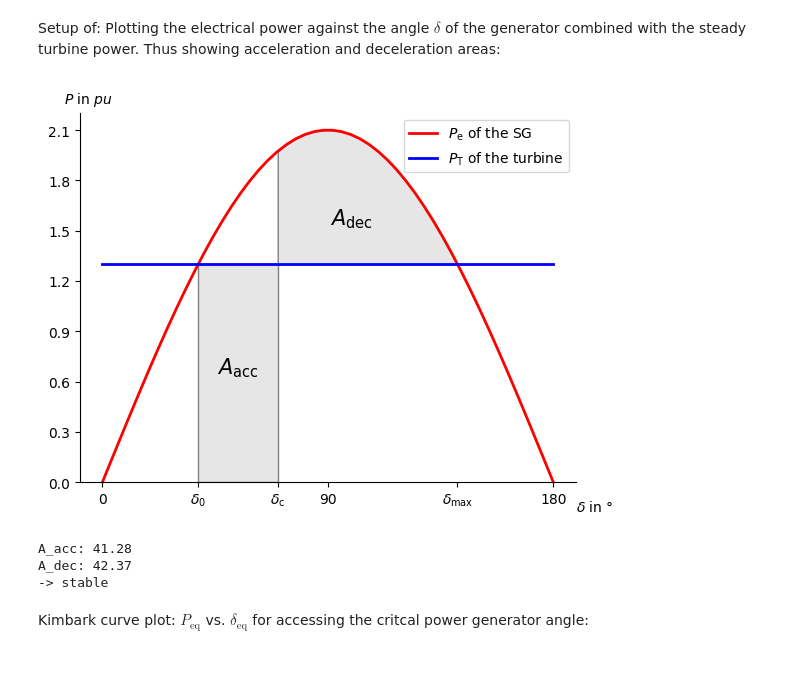
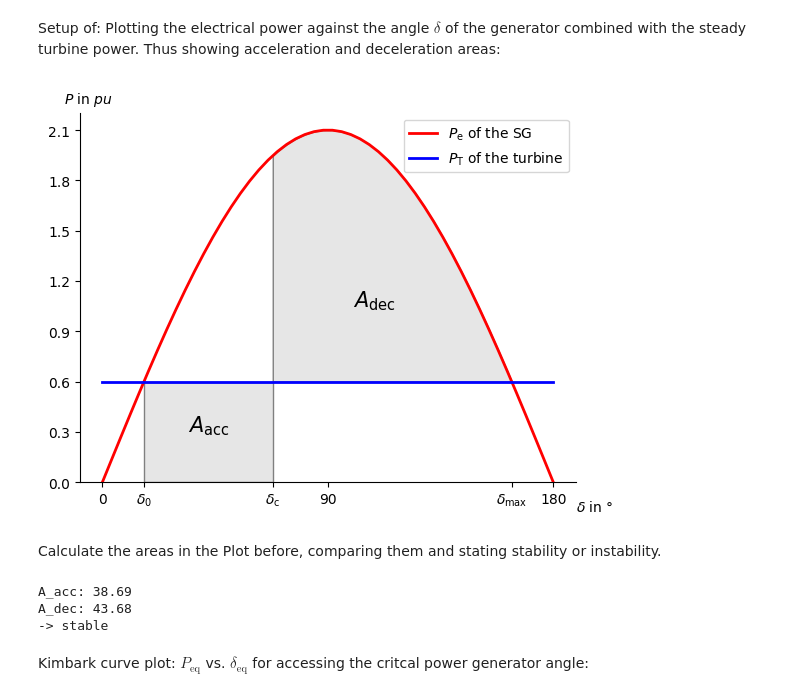
Before and after one commit to maxikoehler/Hauptseminararbeit, a Jupyter notebook: python/0_master-workbook.ipynb, the cells around one changed output. Saved outputs shown, nothing was run; the diff lists cells and outputs as text; code cells hidden in the pictures; blank space fills up the shorter version.

```diff
--- a/python/0_master-workbook.ipynb
+++ b/python/0_master-workbook.ipynb
@@ -195,9 +362,9 @@ import scipy as sp
 from matplotlib.patches import Polygon
 
 # inputs:
-P_m = 1.3
+P_m = 0.6
 P_max = 2.1
-delta_c = 70
+delta_c = 68.01
 
 # power functions
 def P_e(x):
@@ -223,34 +390,36 @@ ax.plot(x, y2, 'b', linewidth=2, label='$P_\mathrm{T}$ of the turbine')
 ax.set_ylim(bottom=0)
 
 # Make the shaded region for area_acc
 ix1 = np.linspace(delta_0, delta_c)
 iy1 = P_t(ix1)
 verts = [(delta_0, 0), *zip(ix1, iy1), (delta_c, 0)]
 poly = Polygon(verts, facecolor='0.9', edgecolor='0.5')
 ax.add_patch(poly)
 
 # Make the shaded region for area_dec, https://matplotlib.org/stable/gallery/lines_bars_and_markers/fill_between_demo.html
 ix2 = np.linspace(delta_c, delta_max)
 iy2 = P_e(ix2)
 ax.fill_between(ix2, iy2, P_m, facecolor='0.9', edgecolor='0.5')
 # ax.vlines(x = delta_max, ymin = 0, ymax = P_m, colors = '0.5') # vertical line for marking delta_max
 
 # adding area descriptions
 ax.text(0.5*(delta_0 + delta_c), 0.5*(P_m), r"$A_\mathrm{acc}$", horizontalalignment='center', fontsize=15)
 ax.text(0.47*(delta_max + delta_c), P_m+0.3*(P_max-P_m), r"$A_\mathrm{dec}$", horizontalalignment='center', fontsize=15)
 
 # axis text and optical manipulation of the plot
 fig.text(0.9, 0.05, '$\delta$ in $°$')
 fig.text(0.1, 0.9, '$P$ in $pu$')
 
 ax.spines[['top', 'right']].set_visible(False)
 ax.set_xticks([0,90,180,delta_0, delta_c, delta_max], labels=[0,90,180,'$\delta_\mathrm{0}$', '$\delta_\mathrm{c}$', '$\delta_\mathrm{max}$'])
 ax.set_yticks(np.arange(0, P_max, 0.3))
 
 plt.legend()
 plt.show()
 # %% [output]
-[figure, old version]
+[figure, new version]
+# %% [markdown]
+Calculate the areas in the Plot before, comparing them and stating stability or instability.
 # %%
 # calculating the areas of the plot and accessing stable or unstable regime
 def diff_func(x):
@@ -267,8 +436,8 @@ if area_acc[0] < area_dec[0]:
 else:
     print('-> NOT stable')
 # %% [output]
-A_acc: 41.28
-A_dec: 42.37
+A_acc: 38.69
+A_dec: 43.68
 -> stable
 # %% [markdown]
 Kimbark curve plot: $P_\mathrm{eq}$ vs. $\delta_\mathrm{eq}$ for accessing the critcal power generator angle:
```
Also changed, not shown: parts of 7 cells of this notebook, 13 other files.
